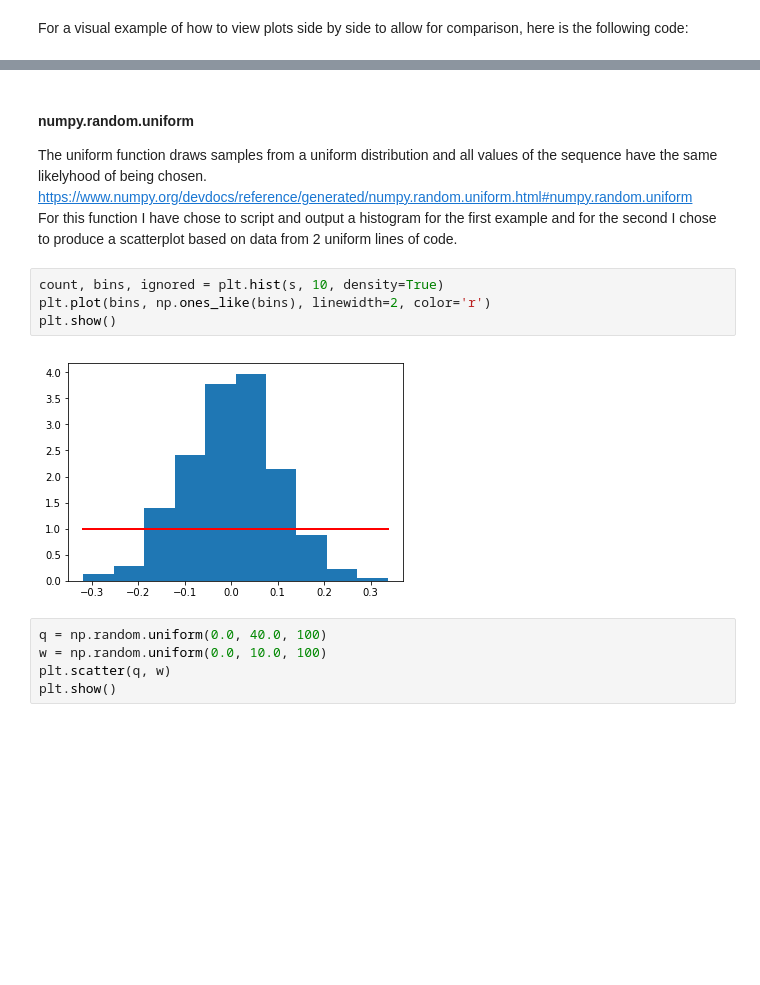
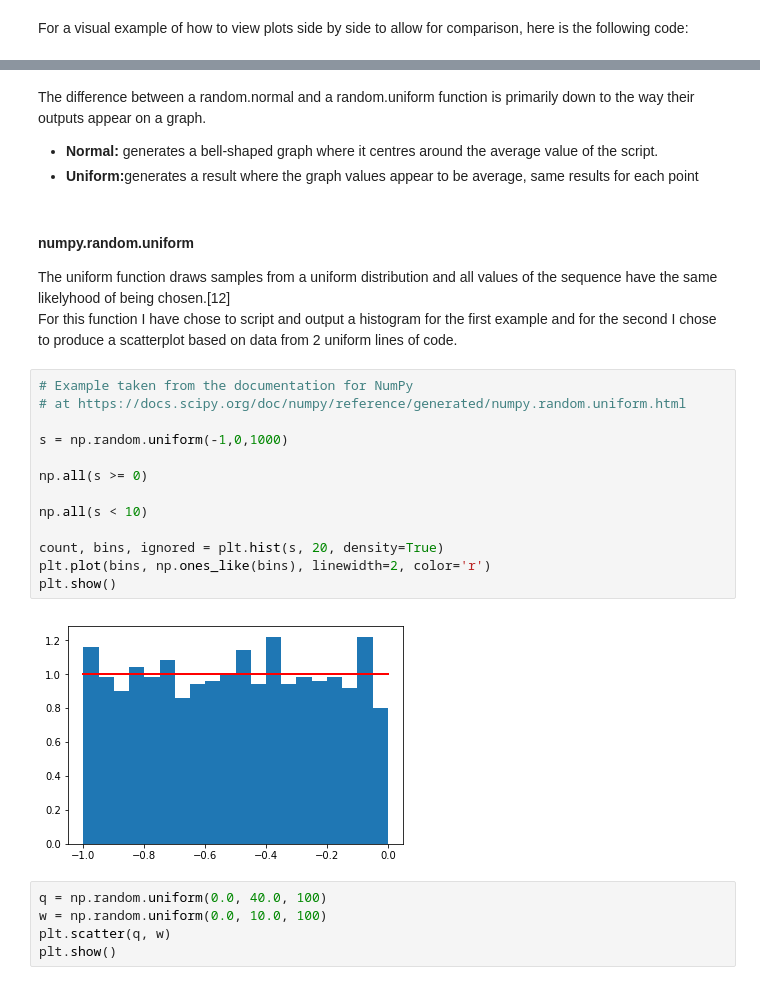
Before and after one commit to vwalsh86/Prog-for-DA-Practical-Work, a Jupyter notebook: numpy-random.ipynb, the cells around one changed output, grey strips where cells are left out. Cells and saved outputs as stored; diff of their text form; blank space fills up the shorter version.

```diff
--- a/numpy-random.ipynb
+++ b/numpy-random.ipynb
@@ -370,16 +378,30 @@ The difference between a random.normal and a random.uniform function is primaril
+# %% [markdown]
+The difference between a random.normal and a random.uniform function is primarily down to the way their outputs appear on a graph.<br>
+<ul>
+<li><b>Normal:</b> generates a bell-shaped graph where it centres around the average value of the script.</li>
+<li><b>Uniform:</b>generates a result where the graph values appear to be average, same results for each point</li>
+</ul>
 # %% [markdown]
 #### numpy.random.uniform
 
-The uniform function draws samples from a uniform distribution and all values of the sequence have the same likelyhood of being chosen.
-https://www.numpy.org/devdocs/reference/generated/numpy.random.uniform.html#numpy.random.uniform
+The uniform function draws samples from a uniform distribution and all values of the sequence have the same likelyhood of being chosen.[12]
 <br>
 For this function I have chose to script and output a histogram for the first example and for the second I chose to produce a scatterplot based on data from 2 uniform lines of code.
 # %%
-count, bins, ignored = plt.hist(s, 10, density=True)
+# Example taken from the documentation for NumPy
+# at https://docs.scipy.org/doc/numpy/reference/generated/numpy.random.uniform.html
+
+s = np.random.uniform(-1,0,1000)
+
+np.all(s >= 0)
+
+np.all(s < 10)
+
+count, bins, ignored = plt.hist(s, 20, density=True)
 plt.plot(bins, np.ones_like(bins), linewidth=2, color='r')
 plt.show()
 # %% [output]
-[figure, old version]
+[figure, new version]
 # %%
 q = np.random.uniform(0.0, 40.0, 100)
 w = np.random.uniform(0.0, 10.0, 100)
```
Also changed, not shown: parts of 26 cells of this notebook.
